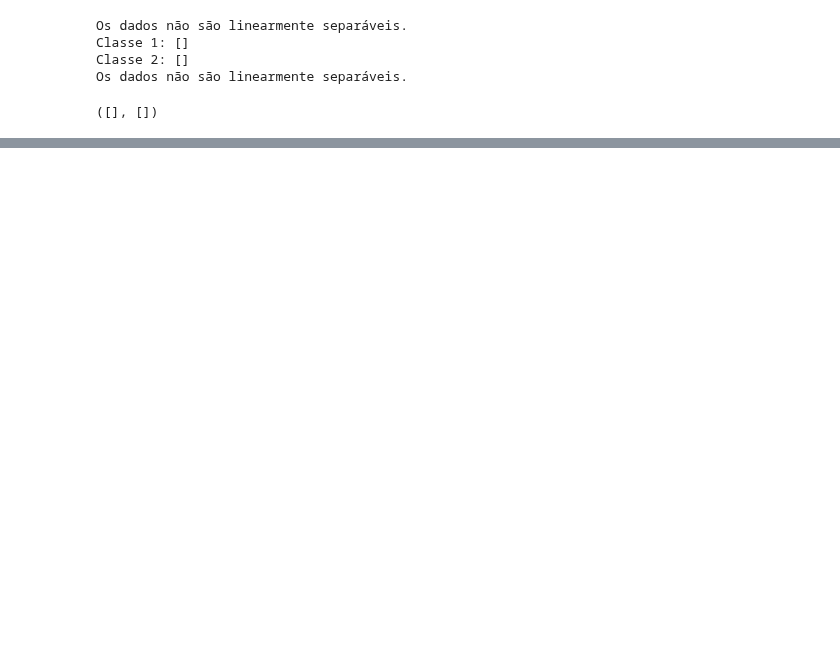
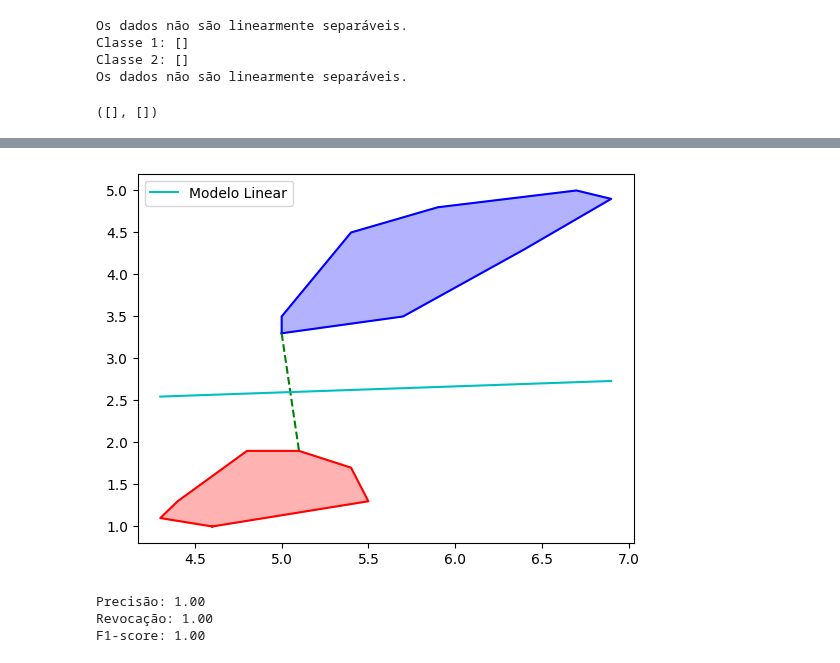
Before and after one commit to marcelomrad/Classificador_Linear, a Jupyter notebook: main.ipynb, the cells around one changed output, grey strips where cells are left out. Saved outputs shown, nothing was run; the diff lists cells and outputs as text; code cells hidden in the pictures; blank space fills up the shorter version.

```diff
--- a/main.ipynb
+++ b/main.ipynb
@@ -467,0 +526,14 @@ print(f"F1-Escore: {f1:.2f}")
+# %%
+modelo = construir_modelo_linear(pointsVersicolor, pointsSetosa)
+plot_modelo(pointsVersicolor, pointsSetosa)
+# %% [output]
+[figure, added]
+# %%
+precisao, revocacao, f1 = calcular_metricas(pointsVersicolor, pointsSetosa, modelo)
+print(f"Precisão: {precisao:.2f}")
+print(f"Revocação: {revocacao:.2f}")
+print(f"F1-score: {f1:.2f}")
+# %% [output]
+Precisão: 1.00
+Revocação: 1.00
+F1-score: 1.00
```
Also changed, not shown: parts of 11 cells of this notebook.
